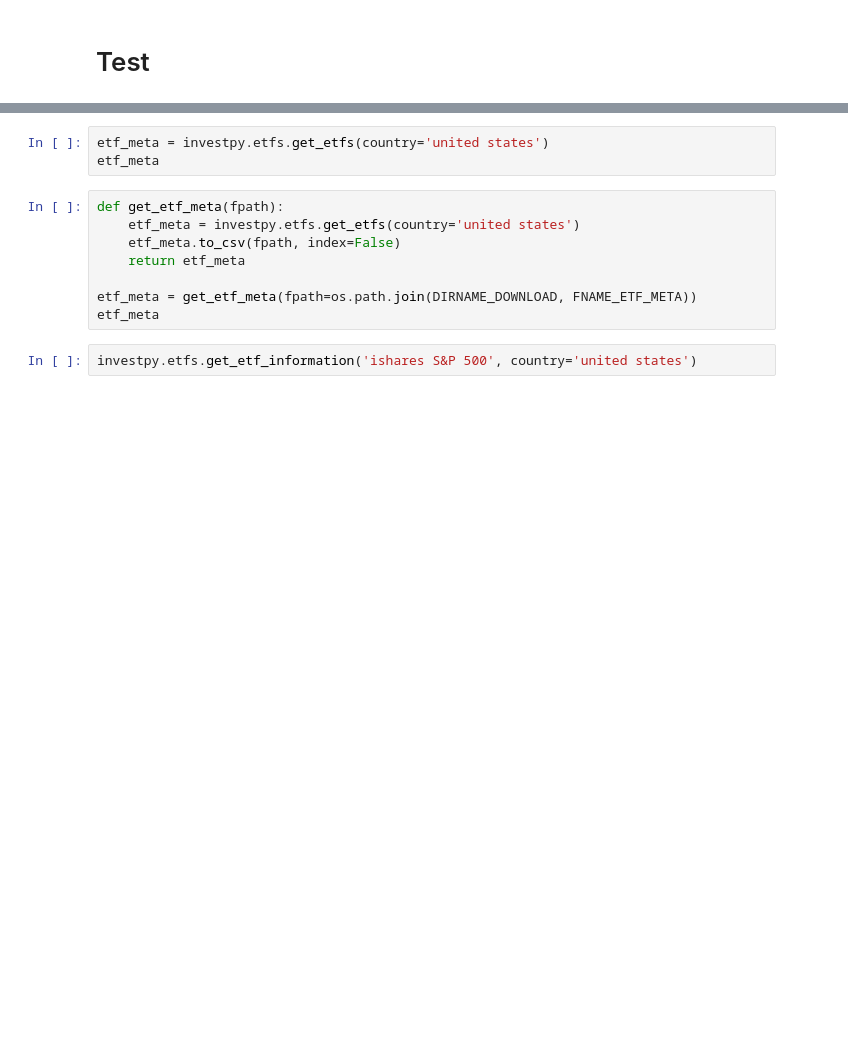
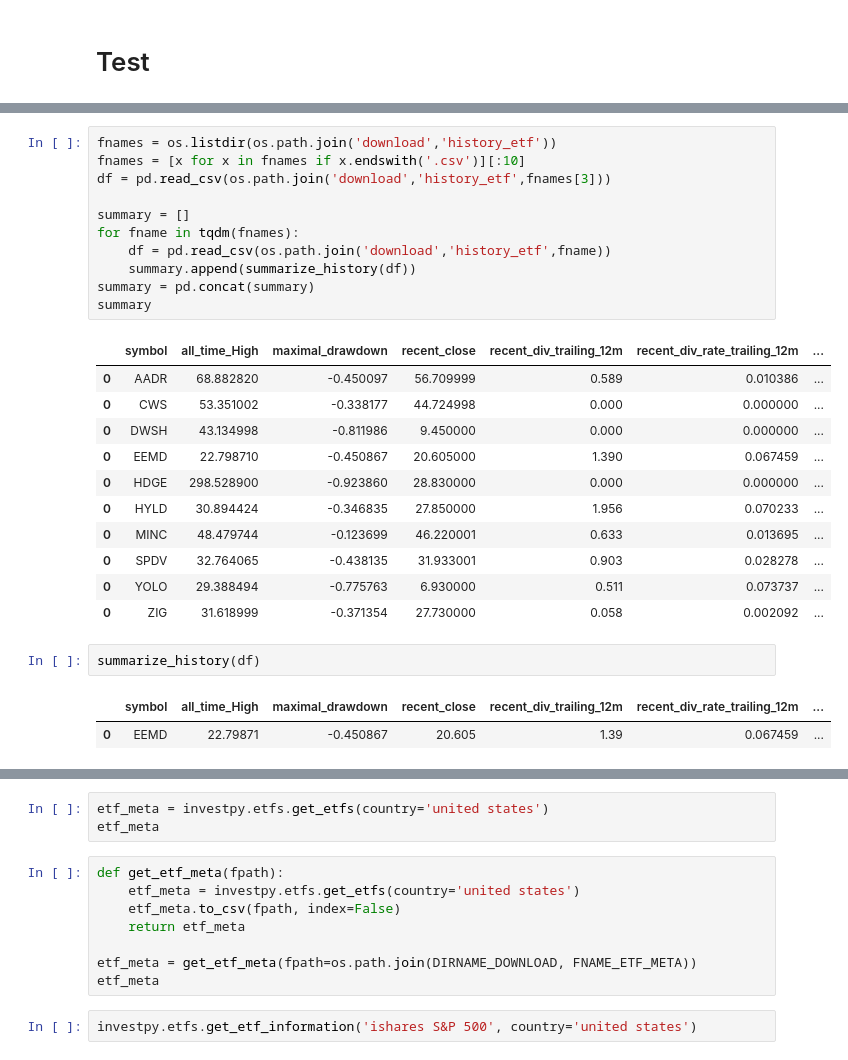
Before and after one commit to vifootball/stock-database-builder, a Jupyter notebook: get_data.ipynb, the cells around one changed output, grey strips where cells are left out. Cells and saved outputs as stored; diff of their text form; blank space fills up the shorter version.

```diff
--- a/get_data.ipynb
+++ b/get_data.ipynb
@@ -60 +180,29 @@ master_indices_fred = pd.read_csv(os.path.join(processor.dir_download, processor
+# %%
+fnames = os.listdir(os.path.join('download','history_etf'))
+fnames = [x for x in fnames if x.endswith('.csv')][:10]
+df = pd.read_csv(os.path.join('download','history_etf',fnames[3]))
+
+summary = []
+for fname in tqdm(fnames):
+    df = pd.read_csv(os.path.join('download','history_etf',fname))
+    summary.append(summarize_history(df))
+summary = pd.concat(summary)
+summary
+# %% [output]
+|  | symbol | all_time_High | maximal_drawdown | recent_close | recent_div_trailing_12m | recent_div_rate_trailing_12m | ... |
+| 0 | AADR | 68.882820 | -0.450097 | 56.709999 | 0.589 | 0.010386 | ... |
+| 0 | CWS | 53.351002 | -0.338177 | 44.724998 | 0.000 | 0.000000 | ... |
+| 0 | DWSH | 43.134998 | -0.811986 | 9.450000 | 0.000 | 0.000000 | ... |
+| 0 | EEMD | 22.798710 | -0.450867 | 20.605000 | 1.390 | 0.067459 | ... |
+| 0 | HDGE | 298.528900 | -0.923860 | 28.830000 | 0.000 | 0.000000 | ... |
+| 0 | HYLD | 30.894424 | -0.346835 | 27.850000 | 1.956 | 0.070233 | ... |
+| 0 | MINC | 48.479744 | -0.123699 | 46.220001 | 0.633 | 0.013695 | ... |
+| 0 | SPDV | 32.764065 | -0.438135 | 31.933001 | 0.903 | 0.028278 | ... |
+| 0 | YOLO | 29.388494 | -0.775763 | 6.930000 | 0.511 | 0.073737 | ... |
+| 0 | ZIG | 31.618999 | -0.371354 | 27.730000 | 0.058 | 0.002092 | ... |
+# %%
+summarize_history(df)
+# %% [output]
+|  | symbol | all_time_High | maximal_drawdown | recent_close | recent_div_trailing_12m | recent_div_rate_trailing_12m | ... |
+| 0 | EEMD | 22.79871 | -0.450867 | 20.605 | 1.39 | 0.067459 | ... |
 # %%
```
Also changed, not shown: parts of 28 cells of this notebook, 2 other files.
